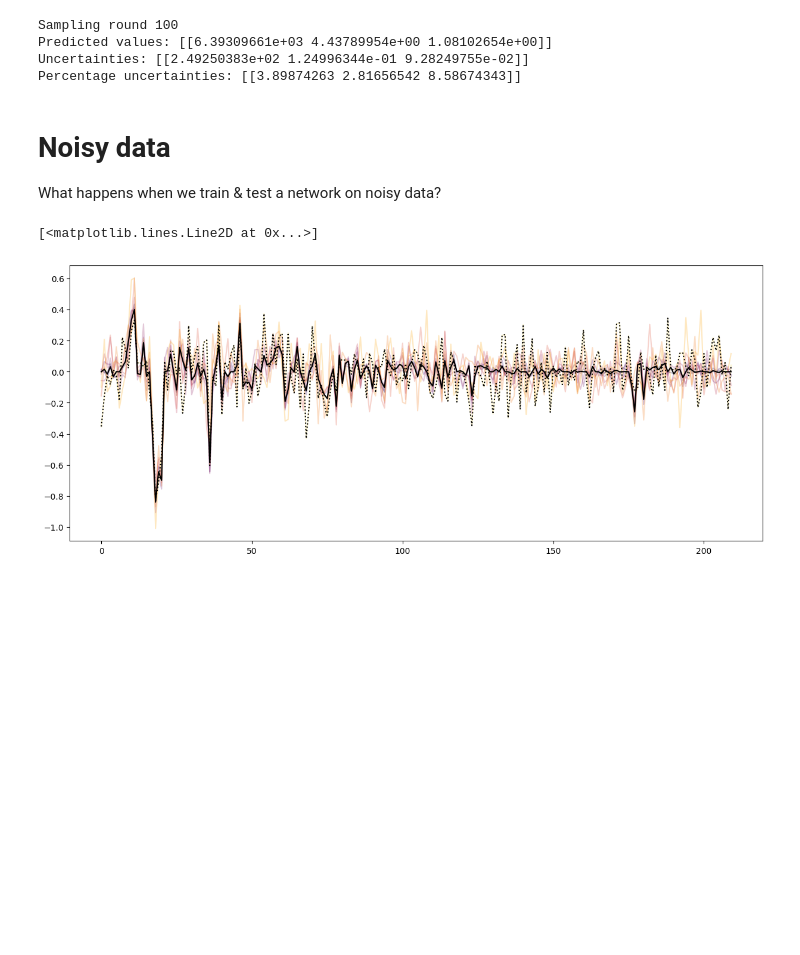
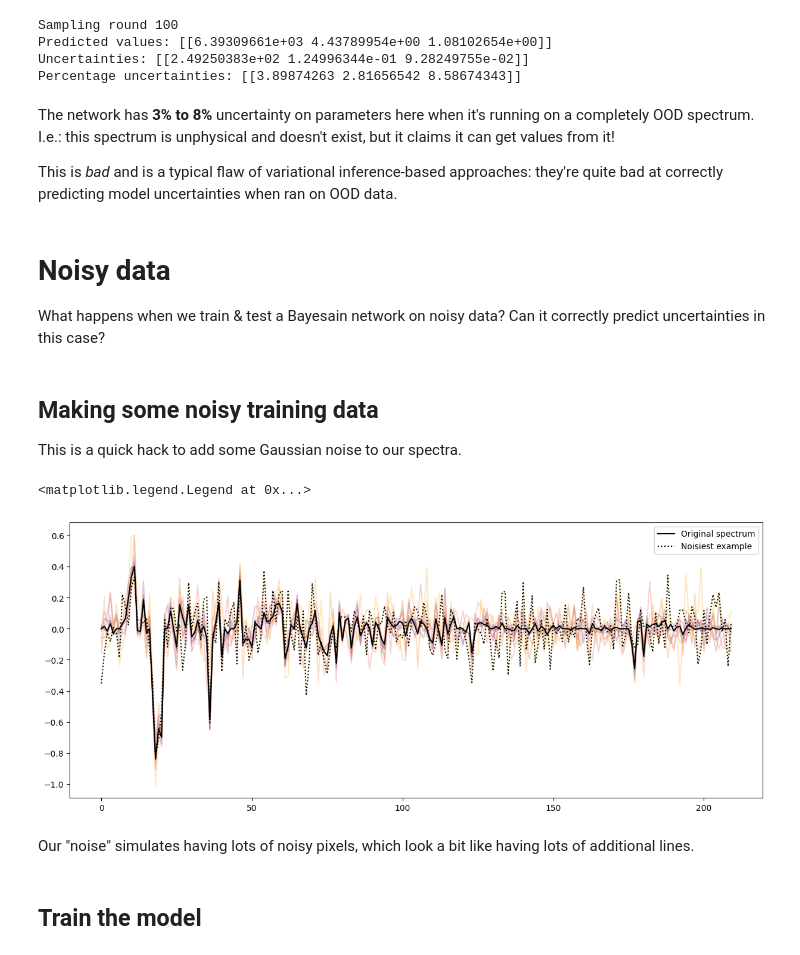
Before and after one commit to czs-school-23/bayesian-ml, a Jupyter notebook: stellar_spectra_example_emily.ipynb, the cells around one changed output. Cells and saved outputs as stored; diff of their text form; code cells hidden in the pictures; blank space fills up the shorter version.

```diff
--- a/stellar_spectra_example_emily.ipynb
+++ b/stellar_spectra_example_emily.ipynb
@@ -90,8 +97,3 @@ plt.scatter(properties["t_eff"], properties["log_g"], s=1)
 # %% [markdown]
 ## Spectra
 Here are a few of the spectra, plotted to have the same area:
-# %%
-for s in spectra[::500]:
-  plt.plot(wavelengths, s / np.trapz(s, wavelengths))
-
-plt.xlabel("Wavelength (nm)")
@@ -100,0 +100,7 @@ Text(0.5, 0, 'Wavelength (nm)')
+# %%
+for i in [0, 1500, 500, 1000, 3000, 2000]:
+    label = f"T={properties.loc[i, 't_eff']:.0f}, log g={properties.loc[i, 'log_g']:.2f}, [Fe/H]={properties.loc[i, 'feh']:.1f}"
+    plt.plot(wavelengths, spectra[i] / np.trapz(spectra[i], wavelengths), label=label)
+
+plt.legend()
+plt.xlabel("Wavelength (nm)")
@@ -149,5 +141,0 @@ x_train.shape, x_test.shape, y_train.shape, y_test.shape
-# %%
-i = 10
-
-plt.plot(wavelengths, x[i])
-plt.plot(wavelengths, medfilt(x[i], 21))
@@ -275,0 +230,8 @@ def get_model(input_shape=210):
+# %%
+@tf.function
+def kl_divergence(q, p, _):
+    """We have to weight the KL divergence of every layer by the number of
+    training samples and the number of trainable parameters (roughly, I
+    think...)
+    """
+    return tfp.distributions.kl_divergence(q, p) / x_train.shape[0] / 4300
@@ -393,9 +401,16 @@ Sampling round 100
 Predicted values: [[6.39309661e+03 4.43789954e+00 1.08102654e+00]]
 Uncertainties: [[2.49250383e+02 1.24996344e-01 9.28249755e-02]]
 Percentage uncertainties: [[3.89874263 2.81656542 8.58674343]]
+# %% [markdown]
+The network has **3% to 8%** uncertainty on parameters here when it's running on a completely OOD spectrum. I.e.: this spectrum is unphysical and doesn't exist, but it claims it can get values from it!
+
+This is *bad* and is a typical flaw of variational inference-based approaches: they're quite bad at correctly predicting model uncertainties when ran on OOD data.
 # %% [markdown]
 # Noisy data
-What happens when we train & test a network on noisy data?
+What happens when we train & test a Bayesain network on noisy data? Can it correctly predict uncertainties in this case?
+# %% [markdown]
+## Making some noisy training data
+This is a quick hack to add some Gaussian noise to our spectra.
 # %%
 rng = np.random.default_rng(10)
 
@@ -407,15 +422,20 @@ x_train_noisy = np.asarray(x_train_noisy).reshape(2928*10, 210)
 y_train_noisy = np.tile(y_train, (10, 1))
 # %%
 fig, ax = plt.subplots(figsize=(15, 6))
-ax.plot(x_train_noisy[0], 'k-', zorder=1000)
+ax.plot(x_train_noisy[0], 'k-', zorder=1000, label="Original spectrum")
 cmap = plt.get_cmap("inferno")
 for i in range(9):
     ax.plot(x_train_noisy[(i+1)*2928], alpha=0.25, color=cmap((i + 1)/10))
 
-ax.plot(x_train_noisy[9*2928], 'k:', zorder=1000)
+ax.plot(x_train_noisy[9*2928], 'k:', zorder=1000, label="Noisiest example")
+ax.legend()
 # %% [output]
-[<matplotlib.lines.Line2D at 0x...>]
+<matplotlib.legend.Legend at 0x...>
-[figure, old version]
+[figure, new version]
+# %% [markdown]
+Our "noise" simulates having lots of noisy pixels, which look a bit like having lots of additional lines.
+# %% [markdown]
+## Train the model
 # %%
 model = get_model()
 
```
Also changed, not shown: parts of 39 cells of this notebook.
